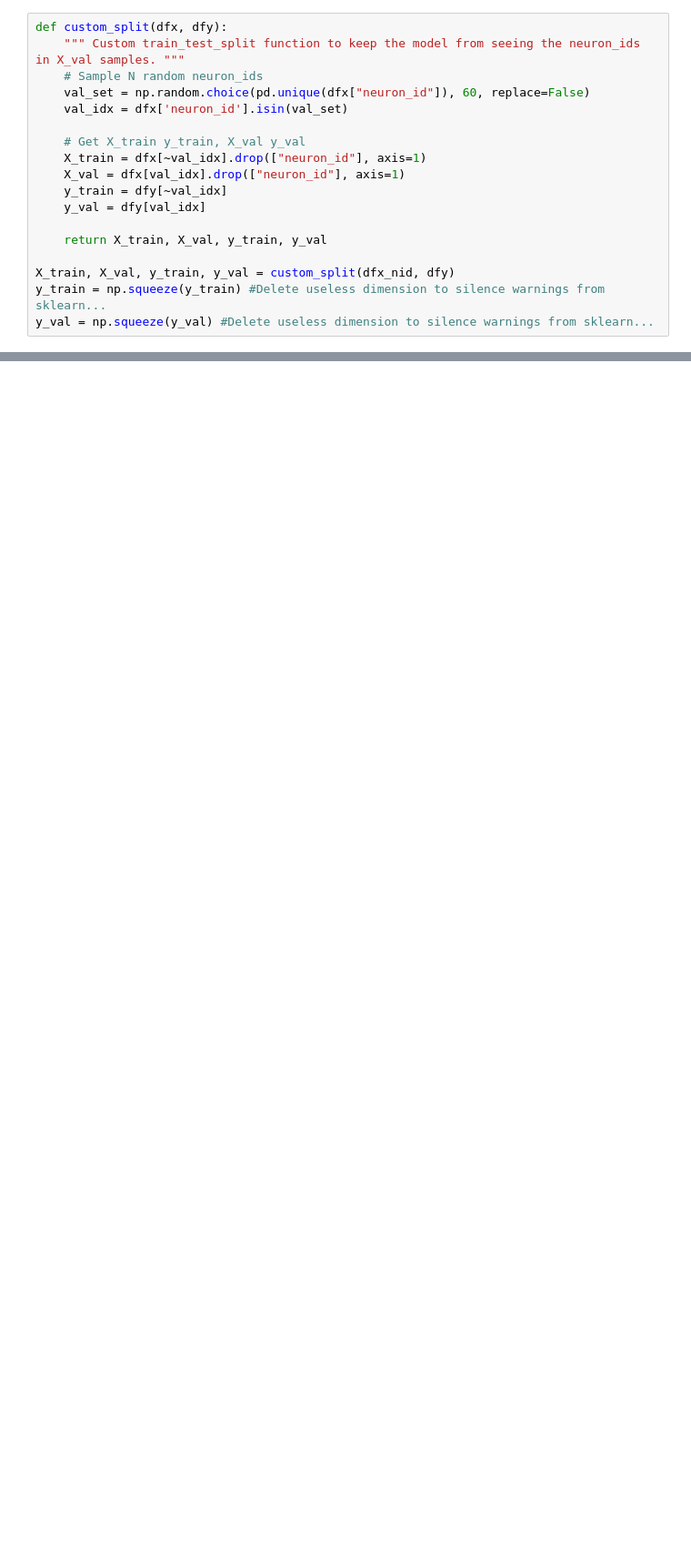
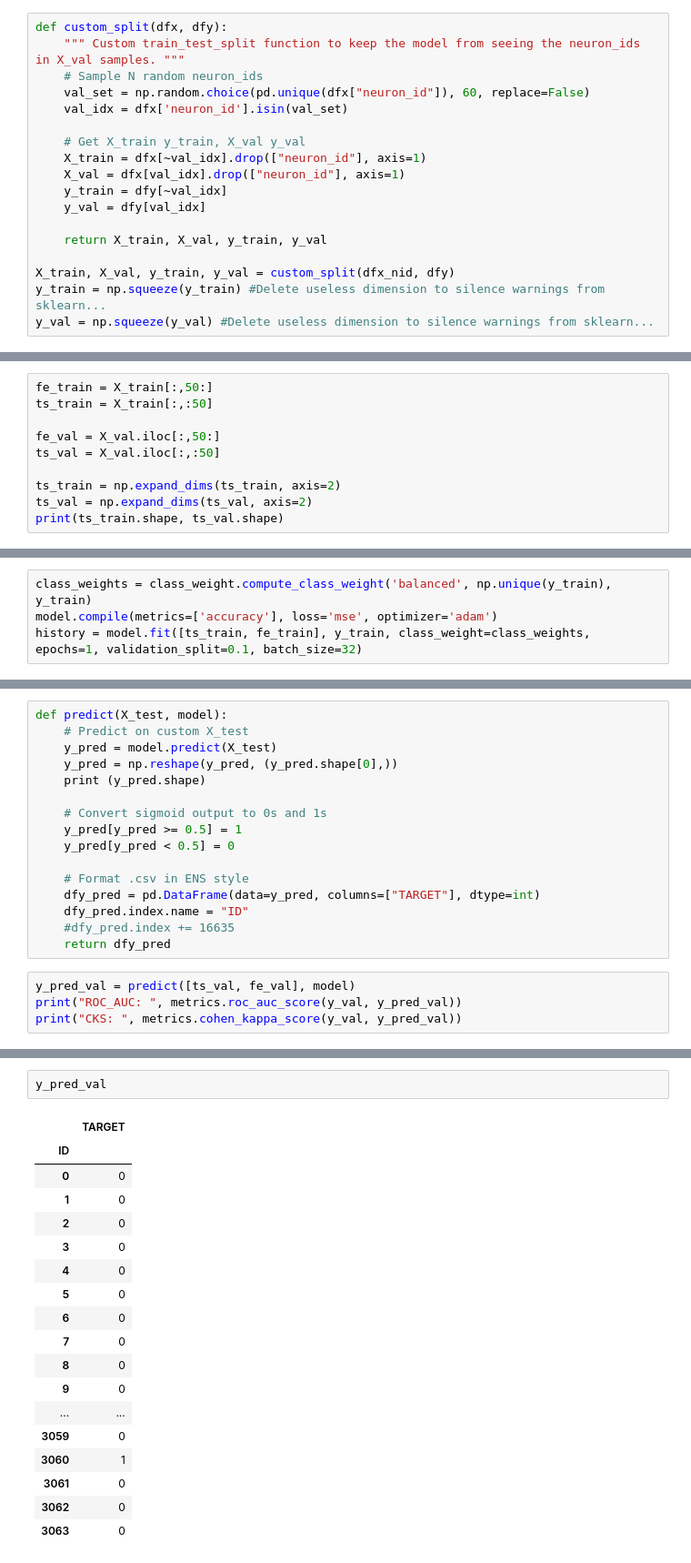
Before and after one commit to tristandeborde/ENS_data, a Jupyter notebook: src/v2_challenge.ipynb, the cells around one changed output, grey strips where cells are left out. Shown at 91% size. Cells and saved outputs as stored; diff of their text form; blank space fills up the shorter version.

```diff
--- a/src/v2_challenge.ipynb
+++ b/src/v2_challenge.ipynb
@@ -253,0 +359,10 @@ CKS:  0.21763845350052258
+# %%
+fe_train = X_train[:,50:]
+ts_train = X_train[:,:50]
+
+fe_val = X_val.iloc[:,50:]
+ts_val = X_val.iloc[:,:50]
+
+ts_train = np.expand_dims(ts_train, axis=2)
+ts_val = np.expand_dims(ts_val, axis=2)
+print(ts_train.shape, ts_val.shape)
@@ -253,0 +412,4 @@ CKS:  0.21763845350052258
+# %%
+class_weights = class_weight.compute_class_weight('balanced', np.unique(y_train), y_train)
+model.compile(metrics=['accuracy'], loss='mse', optimizer='adam')
+history = model.fit([ts_train, fe_train], y_train, class_weight=class_weights, epochs=1, validation_split=0.1, batch_size=32)
@@ -253,0 +420,20 @@ CKS:  0.21763845350052258
+# %%
+def predict(X_test, model):
+    # Predict on custom X_test
+    y_pred = model.predict(X_test)
+    y_pred = np.reshape(y_pred, (y_pred.shape[0],))
+    print (y_pred.shape)
+
+    # Convert sigmoid output to 0s and 1s
+    y_pred[y_pred >= 0.5] = 1
+    y_pred[y_pred < 0.5] = 0
+
+    # Format .csv in ENS style
+    dfy_pred = pd.DataFrame(data=y_pred, columns=["TARGET"], dtype=int)
+    dfy_pred.index.name = "ID"
+    #dfy_pred.index += 16635
+    return dfy_pred
+# %%
+y_pred_val = predict([ts_val, fe_val], model)
+print("ROC_AUC: ", metrics.roc_auc_score(y_val, y_pred_val))
+print("CKS: ", metrics.cohen_kappa_score(y_val, y_pred_val))
@@ -253,0 +444,21 @@ CKS:  0.21763845350052258
+# %%
+y_pred_val
+# %% [output]
+|  | TARGET |
+| ID |  |
+| 0 | 0 |
+| 1 | 0 |
+| 2 | 0 |
+| 3 | 0 |
+| 4 | 0 |
+| 5 | 0 |
+| 6 | 0 |
+| 7 | 0 |
+| 8 | 0 |
+| 9 | 0 |
+| ... | ... |
+| 3059 | 0 |
+| 3060 | 1 |
+| 3061 | 0 |
+| 3062 | 0 |
+| 3063 | 0 |
```
Also changed, not shown: parts of 29 cells of this notebook, 1 other file.
